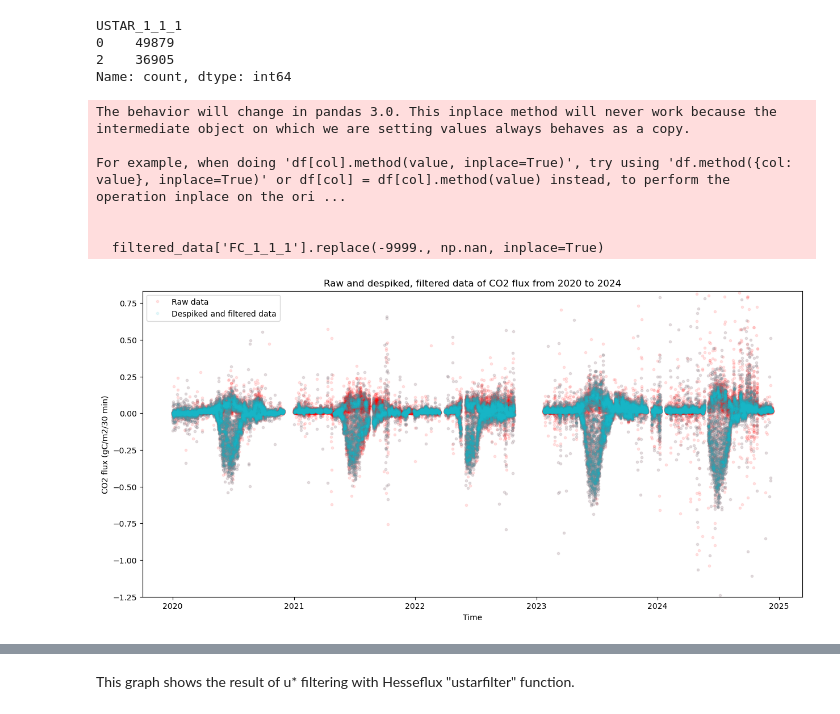
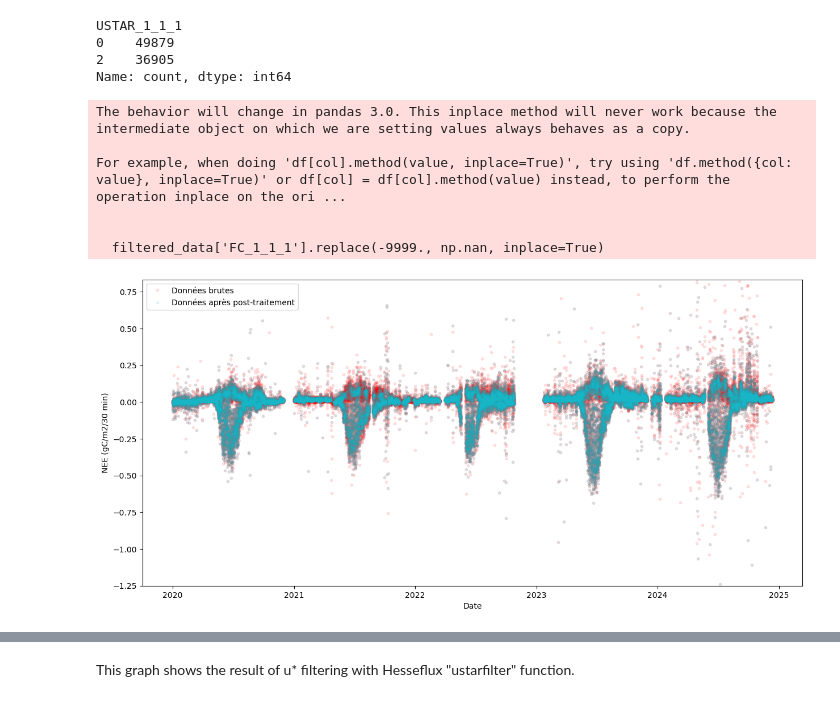
Before and after one commit to IGE-OpenReproLab2025/ICOS-M2-internship-alise, a Jupyter notebook: notebooks/4-Postprocessing_Procedure_eddycov.ipynb, the cells around one changed output, grey strips where cells are left out. Cells and saved outputs as stored; diff of their text form; code cells hidden in the pictures.

```diff
--- a/notebooks/4-Postprocessing_Procedure_eddycov.ipynb
+++ b/notebooks/4-Postprocessing_Procedure_eddycov.ipynb
@@ -198,27 +198,27 @@ Name: count, dtype: int64
 # Keep only the data with uflag=0
 filtered_data = despiked_data_20_24.copy()
 filtered_data.loc[flag_u > 0, 'FC_1_1_1'] = np.nan
-# %%
-# Plot the raw data VS despiked + ustar filtered data
-filtered_data['FC_1_1_1'].replace(-9999., np.nan, inplace=True)
-
-fig, ax = plt.subplots(figsize=(15,7))
-
-ax.plot(flux_NEE_20_24['TIMESTAMP_START'], flux_NEE_20_24['FC_1_1_1'], '.', color='red', alpha=0.1, label='Raw data')
-ax.plot(filtered_data.index.values, filtered_data['FC_1_1_1'], '.', color='tab:cyan', alpha=0.1, label='Despiked and filtered data')
-
-ax.set_ylim(-60/48,40/48)
-
-ax.set_xlabel('Time')
-ax.set_ylabel('CO2 flux (gC/m2/30 min)')
-ax.legend()
-plt.title('Raw and despiked, filtered data of CO2 flux from 2020 to 2024')
-plt.show()
-# %% [output]
-The behavior will change in pandas 3.0. This inplace method will never work because the intermediate object on which we are setting values always behaves as a copy.
-
-For example, when doing 'df[col].method(value, inplace=True)', try using 'df.method({col: value}, inplace=True)' or df[col] = df[col].method(value) instead, to perform the operation inplace on the ori ...
-
-
-  filtered_data['FC_1_1_1'].replace(-9999., np.nan, inplace=True)
-[figure, removed]
+# %%
+# Plot the raw data VS despiked + ustar filtered data
+filtered_data['FC_1_1_1'].replace(-9999., np.nan, inplace=True)
+
+fig, ax = plt.subplots(figsize=(15,7))
+
+ax.plot(flux_NEE_20_24['TIMESTAMP_START'], flux_NEE_20_24['FC_1_1_1'], '.', color='red', alpha=0.1, label='Données brutes')
+ax.plot(filtered_data.index.values, filtered_data['FC_1_1_1'], '.', color='tab:cyan', alpha=0.1, label='Données après post-traitement')
+
+ax.set_ylim(-60/48,40/48)
+
+ax.set_xlabel('Date')
+ax.set_ylabel('NEE (gC/m2/30 min)')
+ax.legend()
+plt.savefig('french_figures/annexe_filter.png')
+plt.show()
+# %% [output]
+The behavior will change in pandas 3.0. This inplace method will never work because the intermediate object on which we are setting values always behaves as a copy.
+
+For example, when doing 'df[col].method(value, inplace=True)', try using 'df.method({col: value}, inplace=True)' or df[col] = df[col].method(value) instead, to perform the operation inplace on the ori ...
+
+
+  filtered_data['FC_1_1_1'].replace(-9999., np.nan, inplace=True)
+[figure, added]
```
Also changed, not shown: parts of 1 cell of this notebook, 43 other files.
